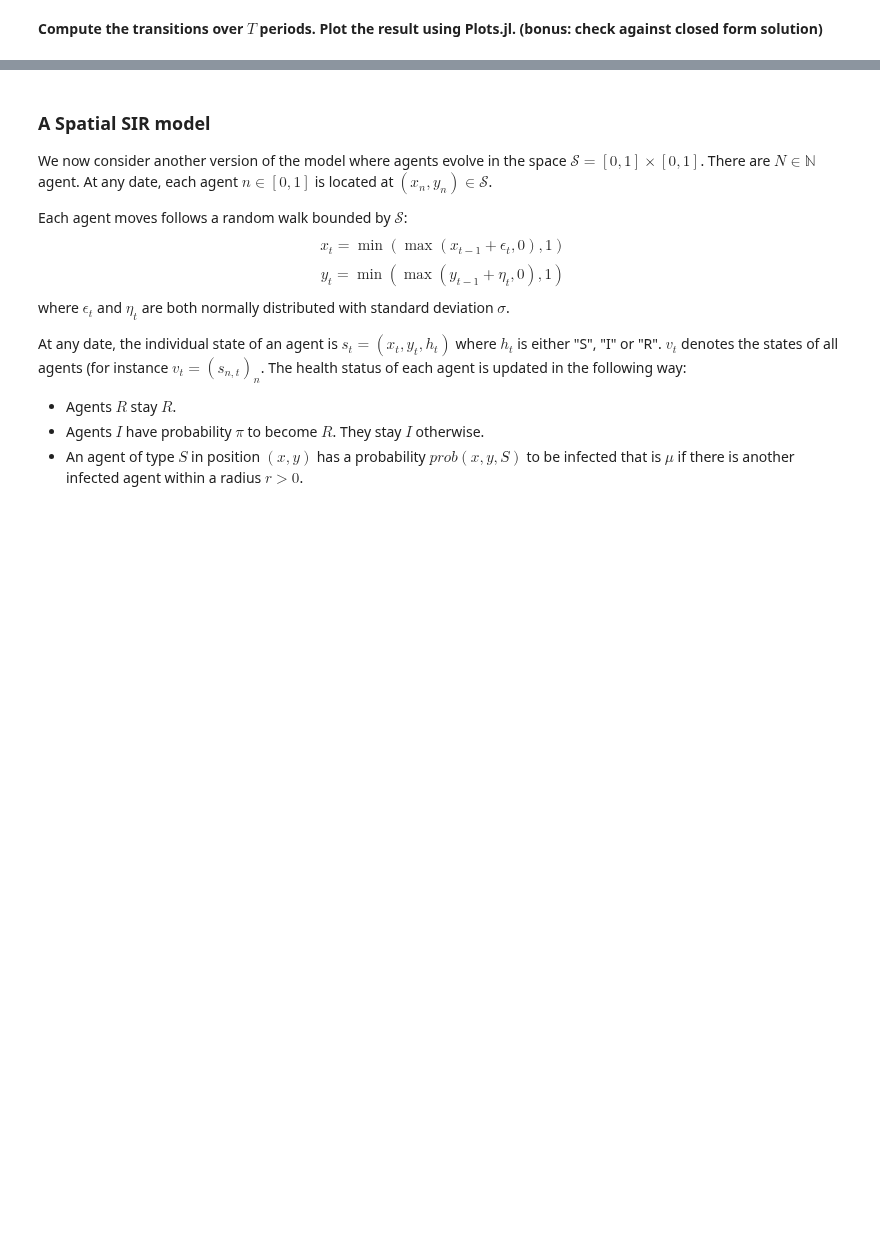
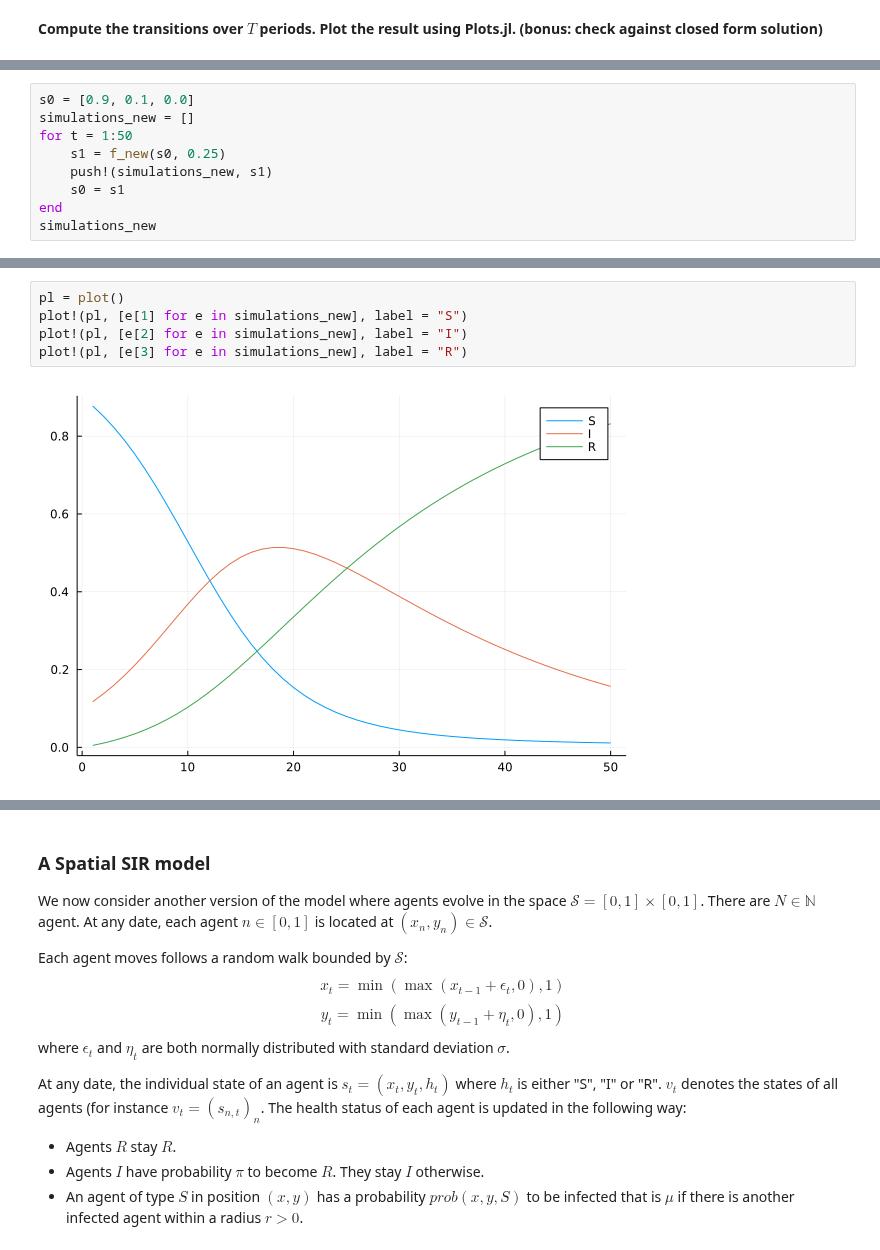
Before and after one commit to albop/eco309, a Jupyter notebook: tutorials/1_2_Epidemiology.ipynb, the cells around one changed output, grey strips where cells are left out. Drawn from its saved outputs; the diff is of its cells as text; blank space fills up the shorter version.

```diff
--- a/tutorials/1_2_Epidemiology.ipynb
+++ b/tutorials/1_2_Epidemiology.ipynb
@@ -38,0 +136,9 @@ __We now assume a Susceptible person who meets an infected one has a probability
+# %%
+s0 = [0.9, 0.1, 0.0]
+simulations_new = []
+for t = 1:50
+    s1 = f_new(s0, 0.25)
+    push!(simulations_new, s1)
+    s0 = s1
+end
+simulations_new
@@ -38,0 +163,7 @@ __We now assume a Susceptible person who meets an infected one has a probability
+# %%
+pl = plot()
+plot!(pl, [e[1] for e in simulations_new], label = "S")
+plot!(pl, [e[2] for e in simulations_new], label = "I")
+plot!(pl, [e[3] for e in simulations_new], label = "R")
+# %% [output]
+[figure, added]
```
Also changed, not shown: parts of 11 cells of this notebook, 1 other file.
